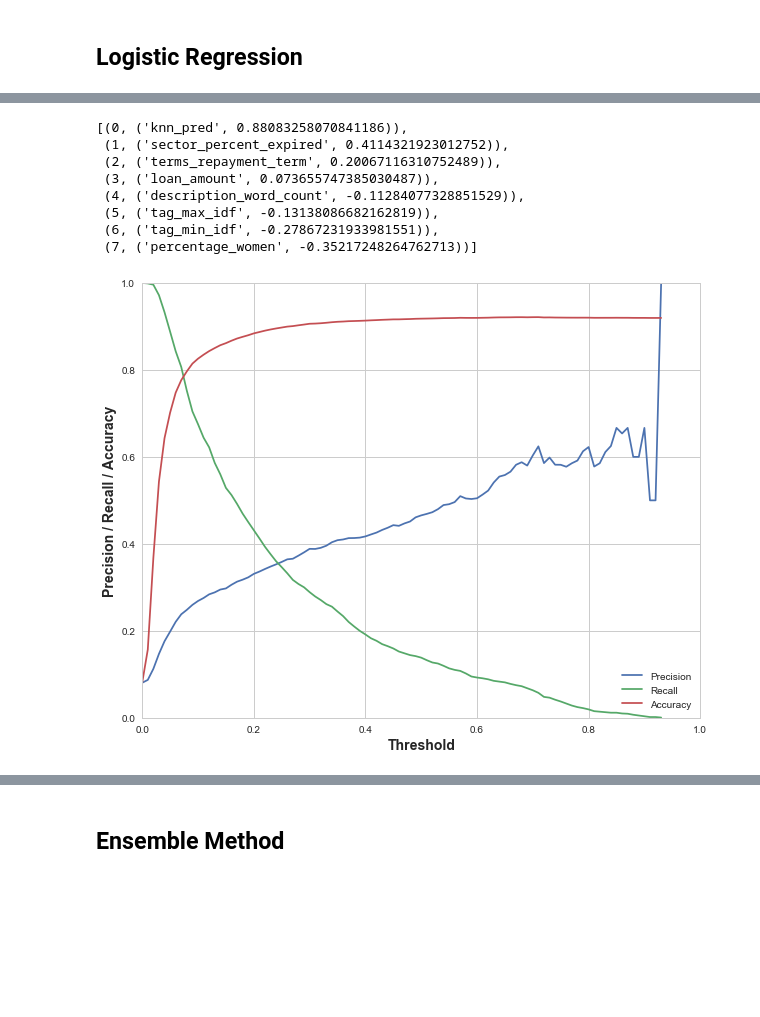
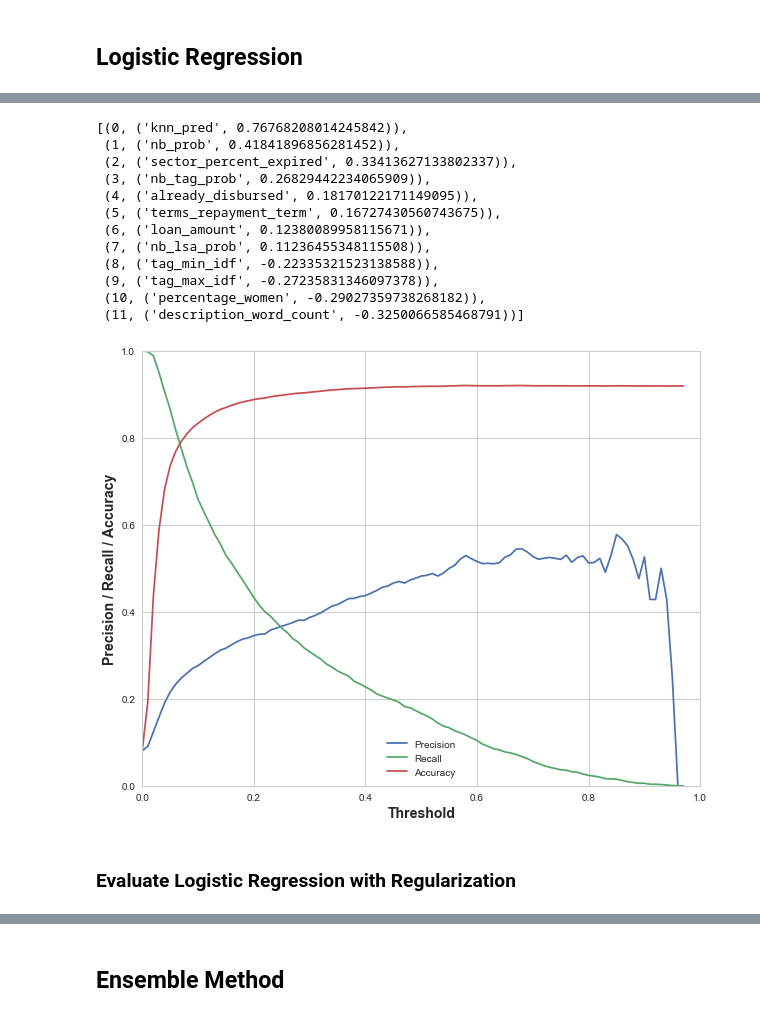
Before and after one commit to nanafwu/kiva-loan-classification, a Jupyter notebook: Kiva_Loan_Classification.ipynb, the cells around one changed output, grey strips where cells are left out. Drawn from its saved outputs; the diff is of its cells as text; code cells hidden in the pictures; blank space fills up the shorter version.

```diff
--- a/Kiva_Loan_Classification.ipynb
+++ b/Kiva_Loan_Classification.ipynb
@@ -501,0 +611,3 @@ False negatives:  [0 1] (Indices 1, 3), False Neg Count:  1
+# %%
+# Now apply the transformations to the test data as well.
+X_test_lsa = lsa.transform(X_test_description_tfidf)
@@ -502,3 +620,10 @@ False negatives:  [0 1] (Indices 1, 3), False Neg Count:  1
+# %%
+nb_model_lsa = BernoulliNB().fit(X_train_lsa, y_train)
+y_test_predict_proba_nb_lsa = nb_model_lsa.predict_proba(X_test_lsa)[:, 1]
+y_train_predict_proba_nb_lsa = nb_model_lsa.predict_proba(X_train_lsa)[:, 1]
+
+X_train['nb_lsa_prob'] = y_train_predict_proba_nb_lsa
+X_test['nb_lsa_prob'] = y_test_predict_proba_nb_lsa
 # %% [markdown]
 ## k-NN
 Use k-NN as a feature input to another model to capture interaction effects. k-NN suffers heavily from curse of dimensionality so only use 3 features.
@@ -588,7 +713,8 @@ rf_cols =  ['loan_amount',  'latitude', 'longitude',
             'sector_percent_expired', 'activity_percent_expired',
             'country_percent_expired', 'country_total_loans',
             'terms_repayment_term', 'tag_max_idf', 'tag_min_idf',
-            'description_word_count', 'knn_pred']
+            'description_word_count', 'knn_pred', 'nb_prob', 'nb_tag_prob',
+           'already_disbursed']
 
 rf_model = RandomForestClassifier(n_estimators=1000)
 rf_model.fit(X_train.loc[:, rf_cols], y_train)
@@ -600,6 +726,6 @@ model_name_rf = 'Random Forest'
 recallvec_rf, precisionvec_rf, threshvec_rf, auc_score_rf, l_loss_rf = print_metrics(
     model_name_rf, y_test, y_test_pred_proba_rf)
 
-order_zip_coeff(rf_cols, rf_model.feature_importances_)
+order_zip_coeff(rf_cols, rf_model.feature_importances_) # 0.189820421888
 # %% [output]
 ---  Random Forest  ---
@@ -627,7 +756,8 @@ gb_cols =  ['loan_amount',  'latitude', 'longitude',
             'borrower_count', 'percentage_women',
             'sector_percent_expired',
             'country_percent_expired', 'country_total_loans',
-            'terms_repayment_term', 'tag_max_idf', 'tag_min_idf', 'description_word_count']
+            'terms_repayment_term', 'tag_max_idf', 'tag_min_idf', 'description_word_count',
+            'nb_prob', 'nb_lsa_prob', 'nb_tag_prob']
 
 gb_model = GradientBoostingClassifier()
 gb_model.fit(X_train.loc[:, gb_cols], y_train)
@@ -637,6 +767,6 @@ model_name_gb = 'Gradient Boosting Classifier'
 recallvec_gb, precisionvec_gb, threshvec_gb, auc_score_gb, l_loss_gb = print_metrics (
     model_name_gb, y_test, y_test_pred_proba_gb)
 
-order_zip_coeff(gb_cols, gb_model.feature_importances_)
+order_zip_coeff(gb_cols, gb_model.feature_importances_) # 0.18883589195
 # %% [output]
 ---  Gradient Boosting Classifier  ---
@@ -661,7 +794,8 @@ Log Loss:  0.18417904712
 lr_cols = ['loan_amount', 'percentage_women',
            'knn_pred', 'sector_percent_expired',
            'terms_repayment_term',
-           'tag_max_idf', 'tag_min_idf', 'description_word_count']
+           'tag_max_idf', 'tag_min_idf', 'description_word_count',
+           'nb_prob', 'nb_lsa_prob', 'nb_tag_prob', 'already_disbursed']
 
 std_lr = StandardScaler()
 std_lr.fit(X_train.loc[:, lr_cols])
@@ -677,6 +811,6 @@ model_name_lr = 'Logistic Regression'
 recallvec_lr, precisionvec_lr, threshvec_lr, auc_score_lr, l_loss_lr = print_metrics (
     model_name_lr, y_test, y_test_pred_proba_lr)
 
-order_zip_coeff(lr_cols, lr_model.coef_[0])
+order_zip_coeff(lr_cols, lr_model.coef_[0]) # 0.21850343889
 # %% [output]
 ---  Logistic Regression  ---
@@ -685,9 +819,15 @@ Log Loss:  0.21743350074
-[(0, ('knn_pred', 0.88083258070841186)),
- (1, ('sector_percent_expired', 0.4114321923012752)),
- (2, ('terms_repayment_term', 0.20067116310752489)),
- (3, ('loan_amount', 0.073655747385030487)),
- (4, ('description_word_count', -0.11284077328851529)),
- (5, ('tag_max_idf', -0.13138086682162819)),
- (6, ('tag_min_idf', -0.27867231933981551)),
- (7, ('percentage_women', -0.35217248264762713))]
+[(0, ('knn_pred', 0.76768208014245842)),
+ (1, ('nb_prob', 0.41841896856281452)),
+ (2, ('sector_percent_expired', 0.33413627133802337)),
+ (3, ('nb_tag_prob', 0.26829442234065909)),
+ (4, ('already_disbursed', 0.18170122171149095)),
+ (5, ('terms_repayment_term', 0.16727430560743675)),
+ (6, ('loan_amount', 0.12380089958115671)),
+ (7, ('nb_lsa_prob', 0.11236455348115508)),
+ (8, ('tag_min_idf', -0.22335321523138588)),
+ (9, ('tag_max_idf', -0.27235831346097378)),
+ (10, ('percentage_women', -0.29027359738268182)),
+ (11, ('description_word_count', -0.3250066585468791))]
-[figure, old version]
+[figure, new version]
+# %% [markdown]
+### Evaluate Logistic Regression with Regularization
```
Also changed, not shown: parts of 36 cells of this notebook.
